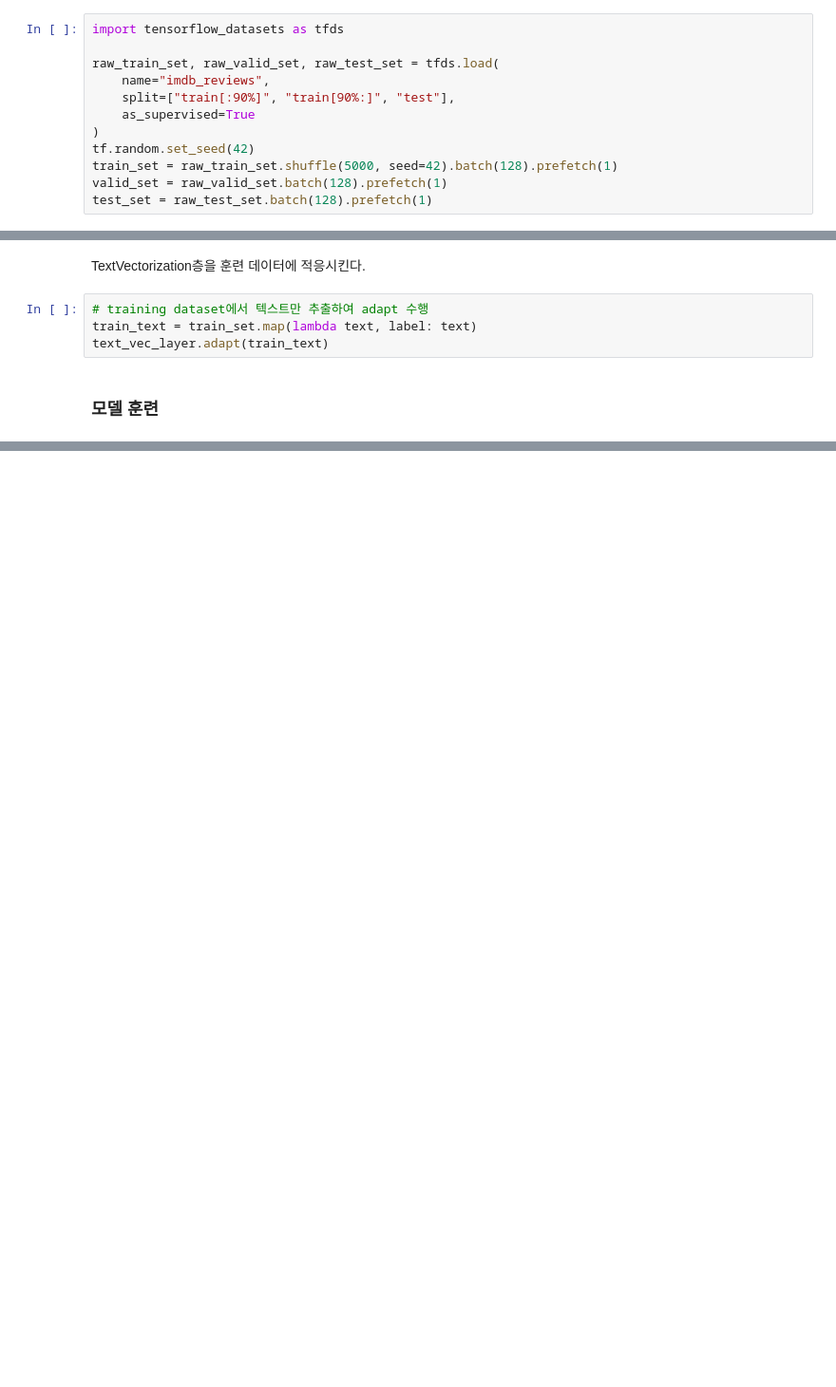
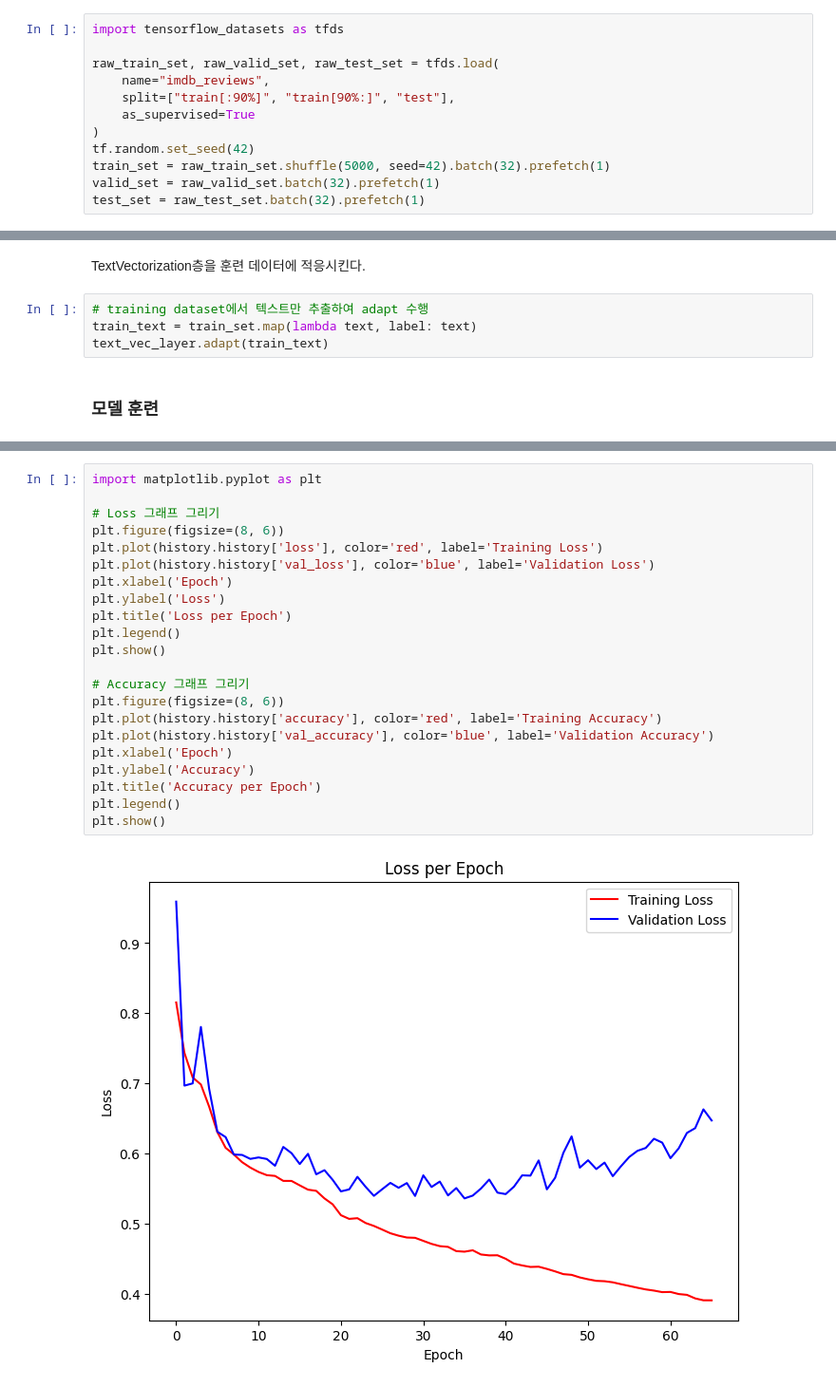
Before and after one commit to p0tat0-113/handson_ml_--, a Jupyter notebook: chapter16_1.ipynb, the cells around one changed output, grey strips where cells are left out. Shown at 95% size. Cells and saved outputs as stored; diff of their text form; blank space fills up the shorter version.

```diff
--- a/chapter16_1.ipynb
+++ b/chapter16_1.ipynb
@@ -559,9 +552,9 @@ raw_train_set, raw_valid_set, raw_test_set = tfds.load(
     as_supervised=True
 )
 tf.random.set_seed(42)
-train_set = raw_train_set.shuffle(5000, seed=42).batch(128).prefetch(1)
-valid_set = raw_valid_set.batch(128).prefetch(1)
-test_set = raw_test_set.batch(128).prefetch(1)
+train_set = raw_train_set.shuffle(5000, seed=42).batch(32).prefetch(1)
+valid_set = raw_valid_set.batch(32).prefetch(1)
+test_set = raw_test_set.batch(32).prefetch(1)
 # %%
 print(len(raw_train_set))
 # %% [output]
@@ -678,0 +710,24 @@ Test Loss: 0.5597, Test Accuracy: 0.7176
+# %%
+import matplotlib.pyplot as plt
+
+# Loss 그래프 그리기
+plt.figure(figsize=(8, 6))
+plt.plot(history.history['loss'], color='red', label='Training Loss')
+plt.plot(history.history['val_loss'], color='blue', label='Validation Loss')
+plt.xlabel('Epoch')
+plt.ylabel('Loss')
+plt.title('Loss per Epoch')
+plt.legend()
+plt.show()
+
+# Accuracy 그래프 그리기
+plt.figure(figsize=(8, 6))
+plt.plot(history.history['accuracy'], color='red', label='Training Accuracy')
+plt.plot(history.history['val_accuracy'], color='blue', label='Validation Accuracy')
+plt.xlabel('Epoch')
+plt.ylabel('Accuracy')
+plt.title('Accuracy per Epoch')
+plt.legend()
+plt.show()
+# %% [output]
+[figure, added]
```
Also changed, not shown: parts of 11 cells of this notebook, 2 other files.
